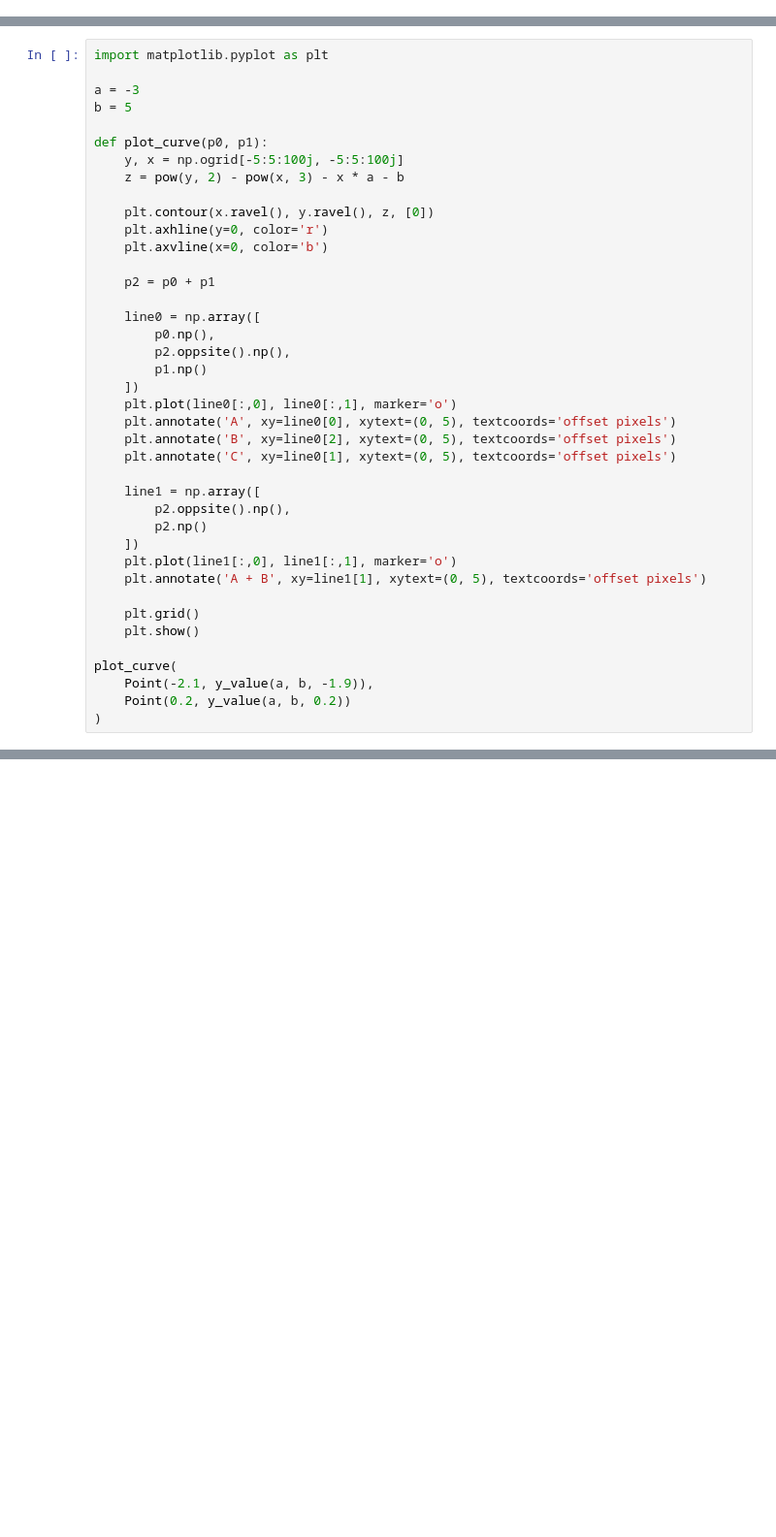
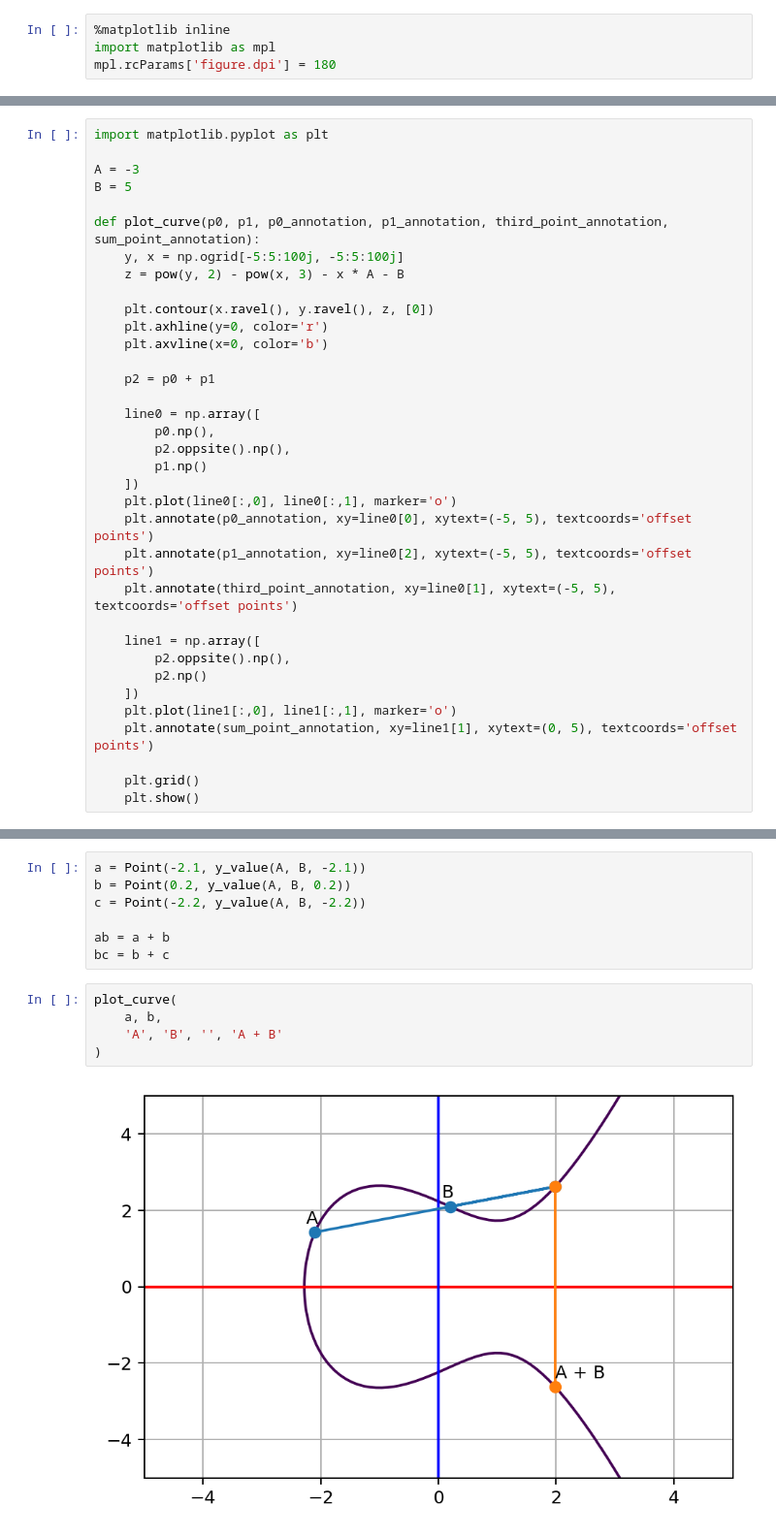
Before and after one commit to fangpenlin/elliptic-curve-explained, a Jupyter notebook: elliptic-curve-explained.ipynb, the cells around one changed output, grey strips where cells are left out. Shown at 97% size. Saved outputs shown, nothing was run; the diff lists cells and outputs as text; blank space fills up the shorter version.

```diff
--- a/elliptic-curve-explained.ipynb
+++ b/elliptic-curve-explained.ipynb
@@ -3,3 +1,7 @@
+# %%
+%matplotlib inline
+import matplotlib as mpl
+mpl.rcParams['figure.dpi'] = 180
 # %%
 import numpy as np
 
@@ -31,12 +33,12 @@ class Point:
 # %%
 import matplotlib.pyplot as plt
 
-a = -3
-b = 5
+A = -3
+B = 5
 
-def plot_curve(p0, p1):
+def plot_curve(p0, p1, p0_annotation, p1_annotation, third_point_annotation, sum_point_annotation):
     y, x = np.ogrid[-5:5:100j, -5:5:100j]
-    z = pow(y, 2) - pow(x, 3) - x * a - b
+    z = pow(y, 2) - pow(x, 3) - x * A - B
 
     plt.contour(x.ravel(), y.ravel(), z, [0])
     plt.axhline(y=0, color='r')
@@ -50,21 +52,16 @@ def plot_curve(p0, p1):
         p1.np()
     ])
     plt.plot(line0[:,0], line0[:,1], marker='o')
-    plt.annotate('A', xy=line0[0], xytext=(0, 5), textcoords='offset pixels')
-    plt.annotate('B', xy=line0[2], xytext=(0, 5), textcoords='offset pixels')
-    plt.annotate('C', xy=line0[1], xytext=(0, 5), textcoords='offset pixels')
+    plt.annotate(p0_annotation, xy=line0[0], xytext=(-5, 5), textcoords='offset points')
+    plt.annotate(p1_annotation, xy=line0[2], xytext=(-5, 5), textcoords='offset points')
+    plt.annotate(third_point_annotation, xy=line0[1], xytext=(-5, 5), textcoords='offset points')
 
     line1 = np.array([
         p2.oppsite().np(),
         p2.np()
     ])
     plt.plot(line1[:,0], line1[:,1], marker='o')
-    plt.annotate('A + B', xy=line1[1], xytext=(0, 5), textcoords='offset pixels')
+    plt.annotate(sum_point_annotation, xy=line1[1], xytext=(0, 5), textcoords='offset points')
 
     plt.grid()
     plt.show()
-
-plot_curve(
-    Point(-2.1, y_value(a, b, -1.9)),
-    Point(0.2, y_value(a, b, 0.2))
-)
@@ -72,0 +68,14 @@ plot_curve(
+# %%
+a = Point(-2.1, y_value(A, B, -2.1))
+b = Point(0.2, y_value(A, B, 0.2))
+c = Point(-2.2, y_value(A, B, -2.2))
+
+ab = a + b
+bc = b + c
+# %%
+plot_curve(
+    a, b,
+    'A', 'B', '', 'A + B'
+)
+# %% [output]
+[figure, added]
```
Also changed, not shown: parts of 4 cells of this notebook.
